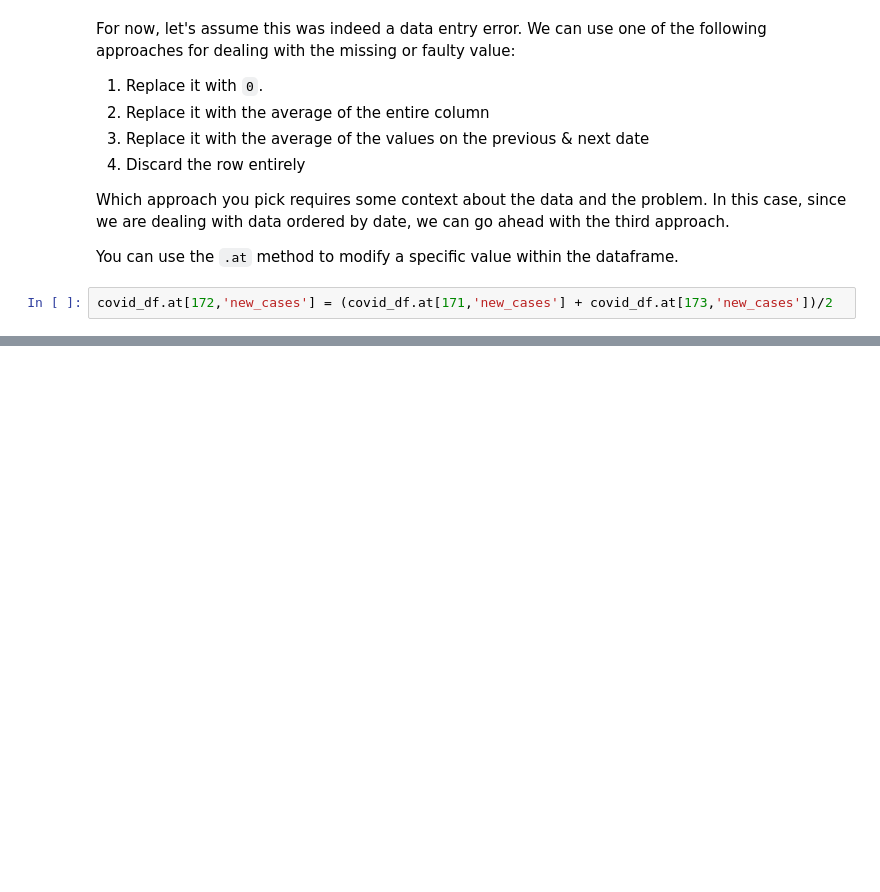
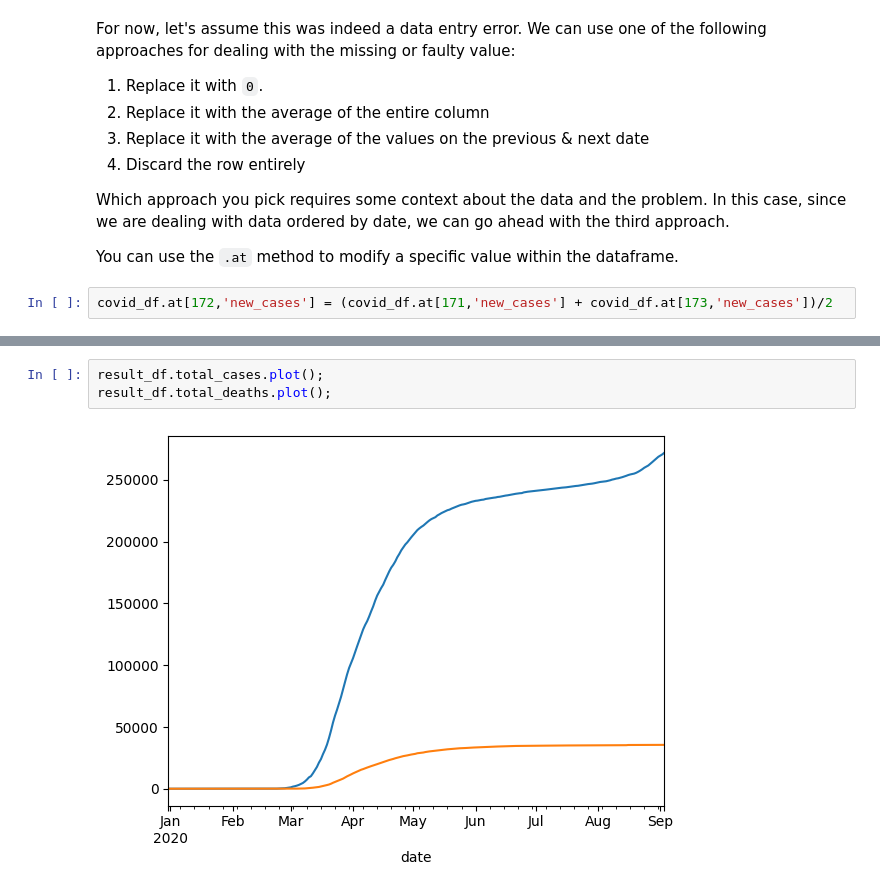
Before and after one commit to Gourav-Yadav-arch/Learning-python, a Jupyter notebook: learning_pandas.ipynb, the cells around one changed output, grey strips where cells are left out. Drawn from its saved outputs; the diff is of its cells as text; blank space fills up the shorter version.

```diff
--- a/learning_pandas.ipynb
+++ b/learning_pandas.ipynb
@@ -586,0 +979,5 @@ covid_df.at[172,'new_cases'] = (covid_df.at[171,'new_cases'] + covid_df.at[173,'
+# %%
+result_df.total_cases.plot();
+result_df.total_deaths.plot();
+# %% [output]
+[figure, added]
```
Also changed, not shown: parts of 59 cells of this notebook, 2 other files.
